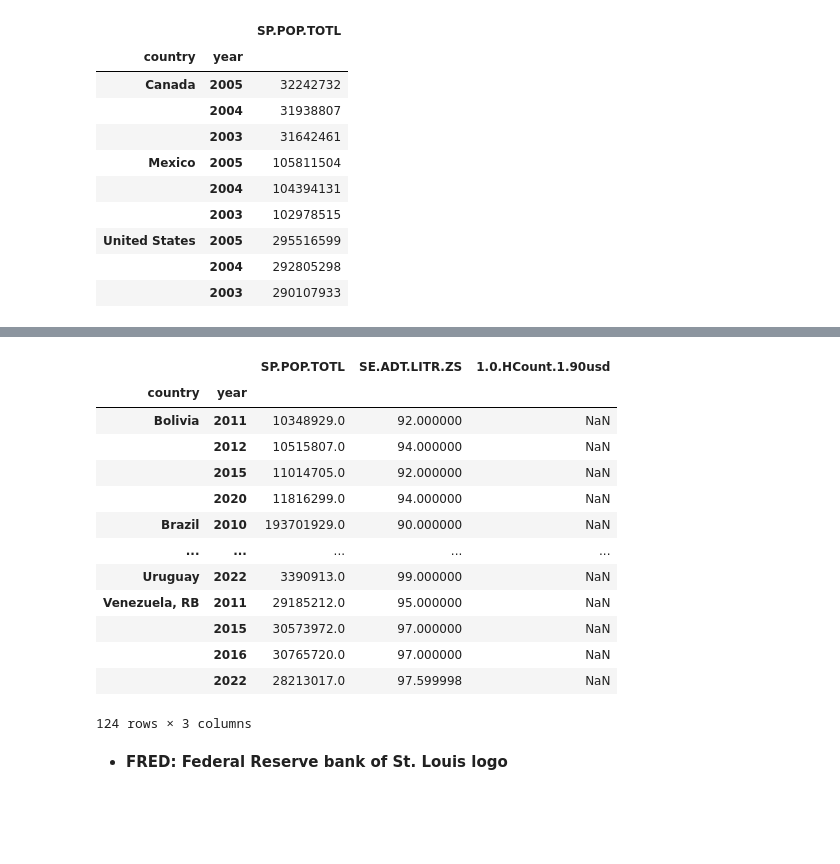
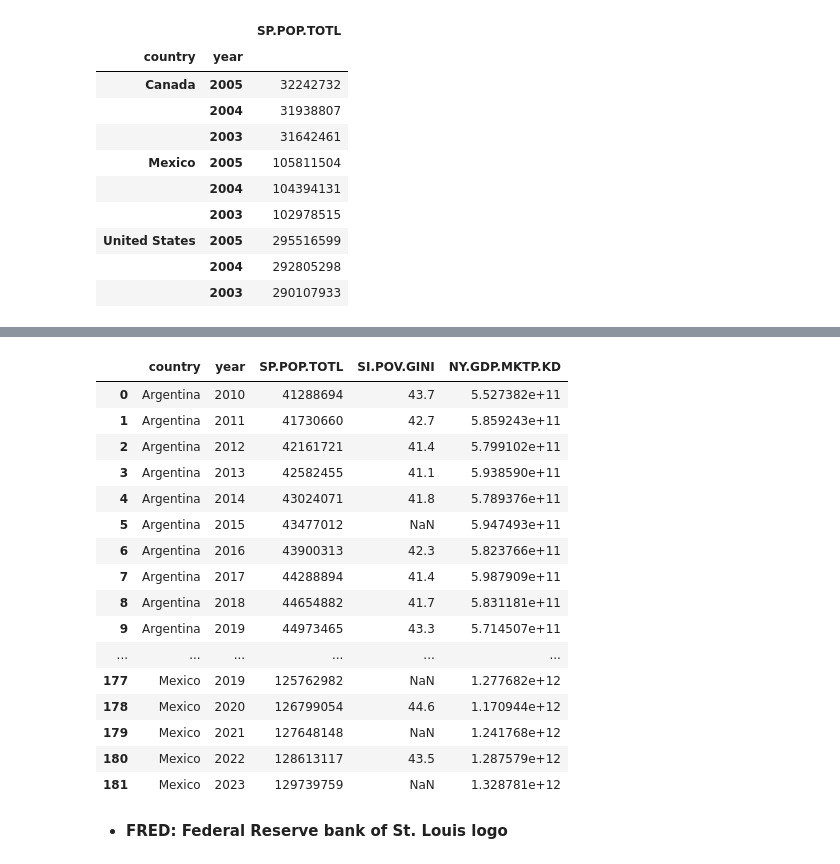
Before and after one commit to DiegoSReco/intro_python_para_economistas, a Jupyter notebook: script_python_5_Analisis_Datos_Pandas_2.ipynb, the cells around one changed output, grey strips where cells are left out. Saved outputs shown, nothing was run; the diff lists cells and outputs as text; code cells hidden in the pictures; blank space fills up the shorter version.

```diff
--- a/script_python_5_Analisis_Datos_Pandas_2.ipynb
+++ b/script_python_5_Analisis_Datos_Pandas_2.ipynb
@@ -392,20 +394,23 @@ df_pob_tot_LA
-# %%
-df_pob_tot_LA[ df_pob_tot_LA['SP.POP.TOTL'].notnull() &  df_pob_tot_LA['SE.ADT.LITR.ZS'].notnull()  ]
-# %% [output]
-|  |  | SP.POP.TOTL | SE.ADT.LITR.ZS | 1.0.HCount.1.90usd |
-| country | year |  |  |  |
-| Bolivia | 2011 | 10348929.0 | 92.000000 | NaN |
-|  | 2012 | 10515807.0 | 94.000000 | NaN |
-|  | 2015 | 11014705.0 | 92.000000 | NaN |
-|  | 2020 | 11816299.0 | 94.000000 | NaN |
-| Brazil | 2010 | 193701929.0 | 90.000000 | NaN |
-| ... | ... | ... | ... | ... |
-| Uruguay | 2022 | 3390913.0 | 99.000000 | NaN |
-| Venezuela, RB | 2011 | 29185212.0 | 95.000000 | NaN |
-|  | 2015 | 30573972.0 | 97.000000 | NaN |
-|  | 2016 | 30765720.0 | 97.000000 | NaN |
-|  | 2022 | 28213017.0 | 97.599998 | NaN |
-124 rows × 3 columns
+# %%
+df_pob_tot_LA[ df_pob_tot_LA['country'].isin(['Mexico', 'Argentina', 'Colombia'])  ]
+# %% [output]
+|  | country | year | SP.POP.TOTL | SI.POV.GINI | NY.GDP.MKTP.KD |
+| 0 | Argentina | 2010 | 41288694 | 43.7 | 5.527382e+11 |
+| 1 | Argentina | 2011 | 41730660 | 42.7 | 5.859243e+11 |
+| 2 | Argentina | 2012 | 42161721 | 41.4 | 5.799102e+11 |
+| 3 | Argentina | 2013 | 42582455 | 41.1 | 5.938590e+11 |
+| 4 | Argentina | 2014 | 43024071 | 41.8 | 5.789376e+11 |
+| 5 | Argentina | 2015 | 43477012 | NaN | 5.947493e+11 |
+| 6 | Argentina | 2016 | 43900313 | 42.3 | 5.823766e+11 |
+| 7 | Argentina | 2017 | 44288894 | 41.4 | 5.987909e+11 |
+| 8 | Argentina | 2018 | 44654882 | 41.7 | 5.831181e+11 |
+| 9 | Argentina | 2019 | 44973465 | 43.3 | 5.714507e+11 |
+| ... | ... | ... | ... | ... | ... |
+| 177 | Mexico | 2019 | 125762982 | NaN | 1.277682e+12 |
+| 178 | Mexico | 2020 | 126799054 | 44.6 | 1.170944e+12 |
+| 179 | Mexico | 2021 | 127648148 | NaN | 1.241768e+12 |
+| 180 | Mexico | 2022 | 128613117 | 43.5 | 1.287579e+12 |
+| 181 | Mexico | 2023 | 129739759 | NaN | 1.328781e+12 |
 # %% [markdown]
 * **FRED: Federal Reserve bank of St. Louis logo**
 # %%
```
Also changed, not shown: parts of 5 cells of this notebook.
